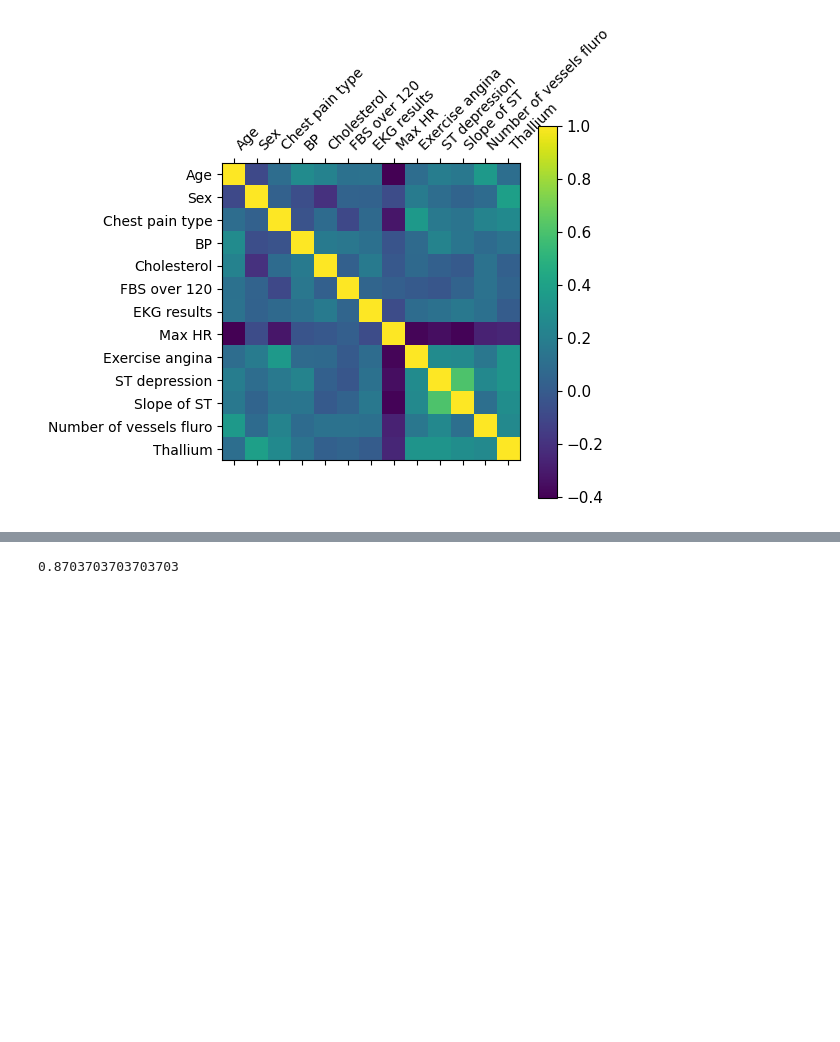
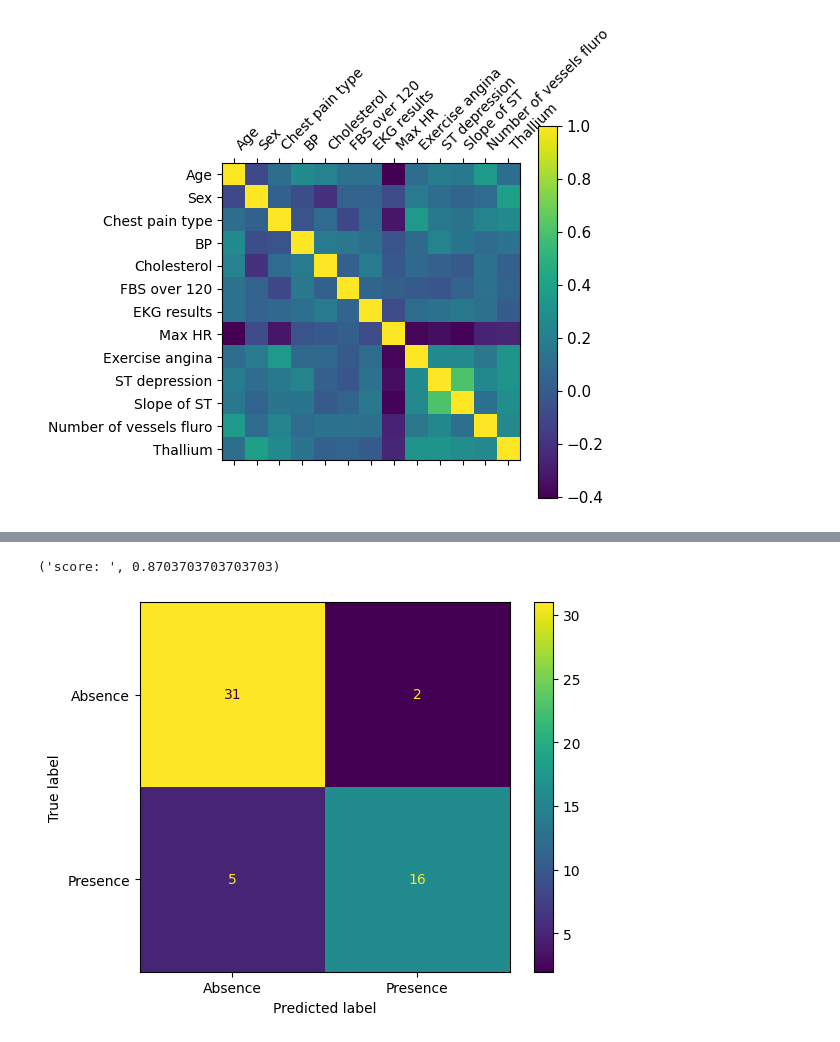
Before and after one commit to omgupta1608/heart_disease_predict, a Jupyter notebook: main.ipynb, the cells around one changed output, grey strips where cells are left out. Saved outputs shown, nothing was run; the diff lists cells and outputs as text; code cells hidden in the pictures; blank space fills up the shorter version.

```diff
--- a/main.ipynb
+++ b/main.ipynb
@@ -50,10 +58,18 @@ rdm_forest.score(X_test, y_test)
 # %%
+# logistic regression
 from sklearn.linear_model import LogisticRegression
-log_reg = LogisticRegression(solver='liblinear')
+log_reg = LogisticRegression()
 log_reg.fit(X_train, y_train)
-log_reg.score(X_test, y_test)
+score = log_reg.score(X_test, y_test)
+
+y_pred = log_reg.predict(X_test)
+conf_matrix = confusion_matrix(y_test, y_pred, labels=log_reg.classes_)
+disp = ConfusionMatrixDisplay(confusion_matrix=conf_matrix, display_labels=log_reg.classes_)
+disp.plot()
+'score: ', score
 # %% [output]
-0.8703703703703703
+('score: ', 0.8703703703703703)
+[figure, added]
 # %%
 from sklearn.svm import SVC
 svc_clf = SVC()
```
Also changed, not shown: parts of 2 cells of this notebook.
